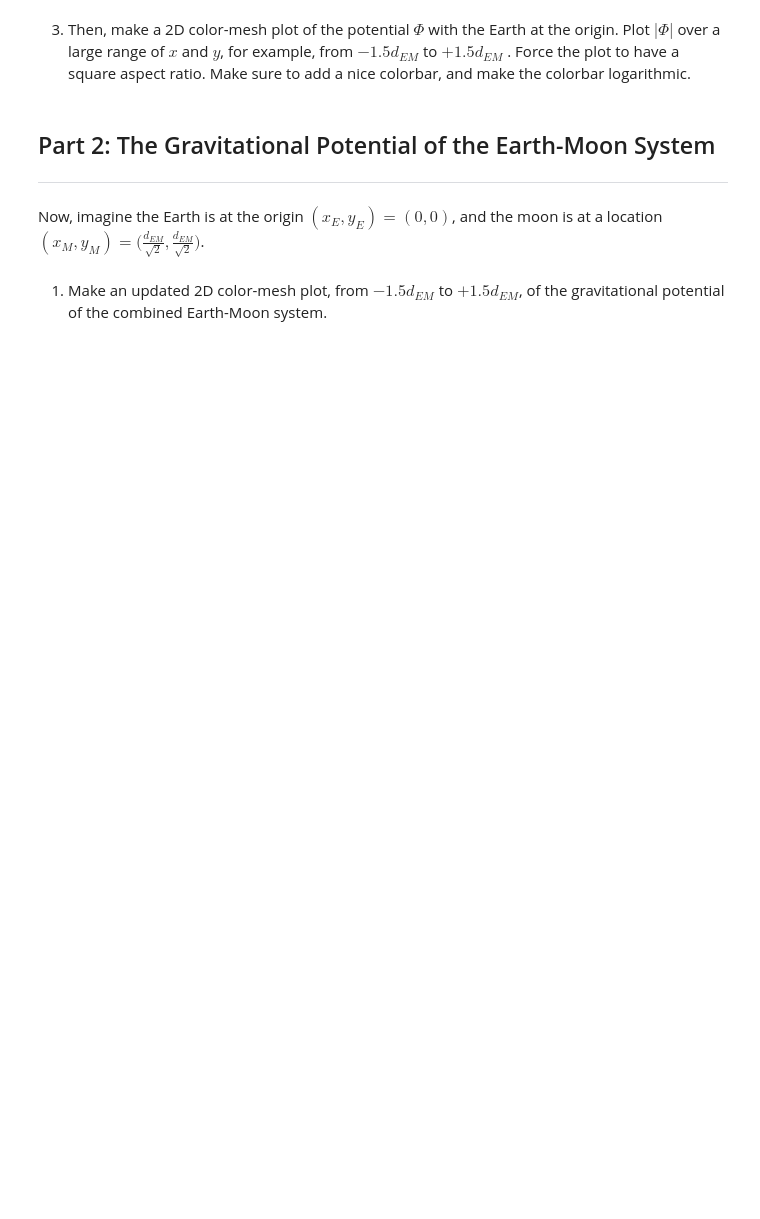
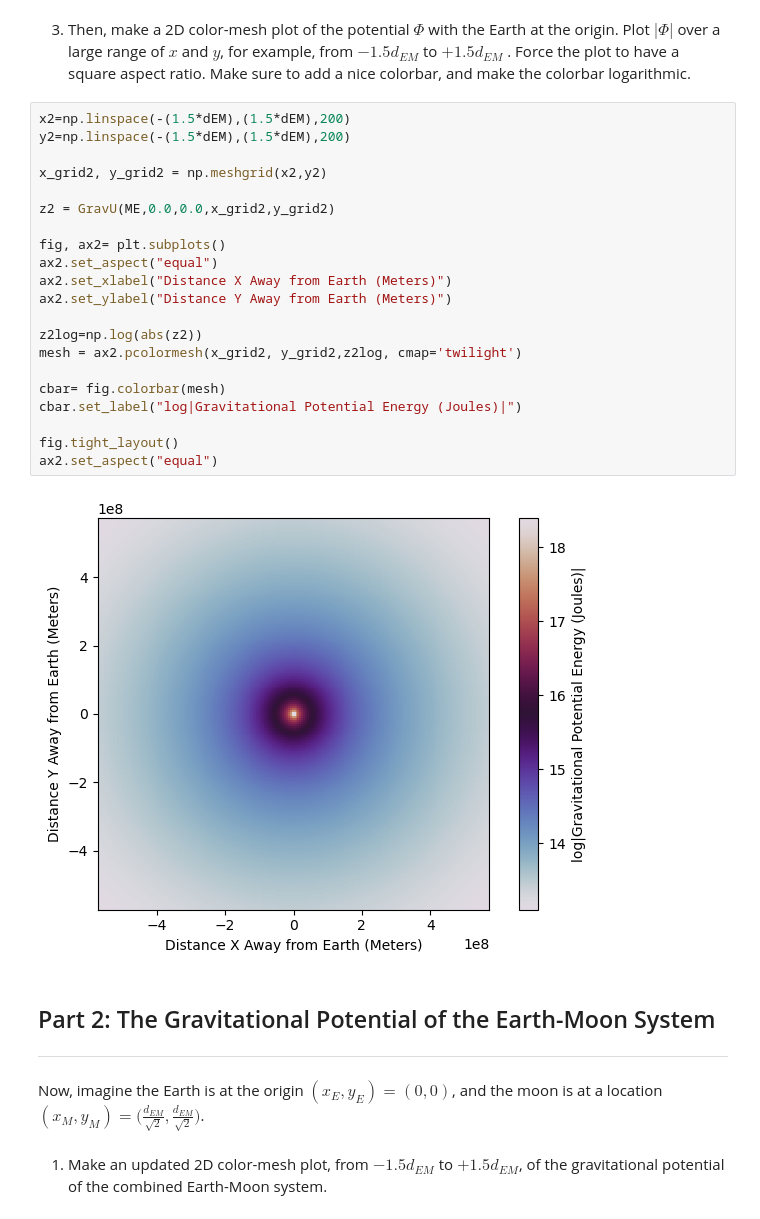
Before and after one commit to ElsaLaVoie/PHYS265-spring26, a Jupyter notebook: lab1.ipynb, the cells around one changed output. Cells and saved outputs as stored; diff of their text form; blank space fills up the shorter version.

```diff
--- a/lab1.ipynb
+++ b/lab1.ipynb
@@ -69,6 +131,29 @@ Plot out to $1.5\times$ the distance from the Earth to the Moon. Because the pot
 3. Then, make a 2D color-mesh plot of the potential $\Phi$ with the Earth at the origin. Plot $|\Phi|$
 over a large range of $x$ and $y$, for example, from $-1.5d_{EM}$ to $+1.5d_{EM}$ . Force the plot to have
 a square aspect ratio. Make sure to add a nice colorbar, and make the colorbar logarithmic.
+# %%
+x2=np.linspace(-(1.5*dEM),(1.5*dEM),200)
+y2=np.linspace(-(1.5*dEM),(1.5*dEM),200)
+
+x_grid2, y_grid2 = np.meshgrid(x2,y2)
+
+z2 = GravU(ME,0.0,0.0,x_grid2,y_grid2)
+
+fig, ax2= plt.subplots()
+ax2.set_aspect("equal")
+ax2.set_xlabel("Distance X Away from Earth (Meters)")
+ax2.set_ylabel("Distance Y Away from Earth (Meters)")
+
+z2log=np.log(abs(z2))
+mesh = ax2.pcolormesh(x_grid2, y_grid2,z2log, cmap='twilight')
+
+cbar= fig.colorbar(mesh)
+cbar.set_label("log|Gravitational Potential Energy (Joules)|")
+
+fig.tight_layout()
+ax2.set_aspect("equal")
+# %% [output]
+[figure, added]
 # %% [markdown]
 ## Part 2: The Gravitational Potential of the Earth-Moon System
 -----
```
Also changed, not shown: parts of 14 cells of this notebook, 1 other file.
